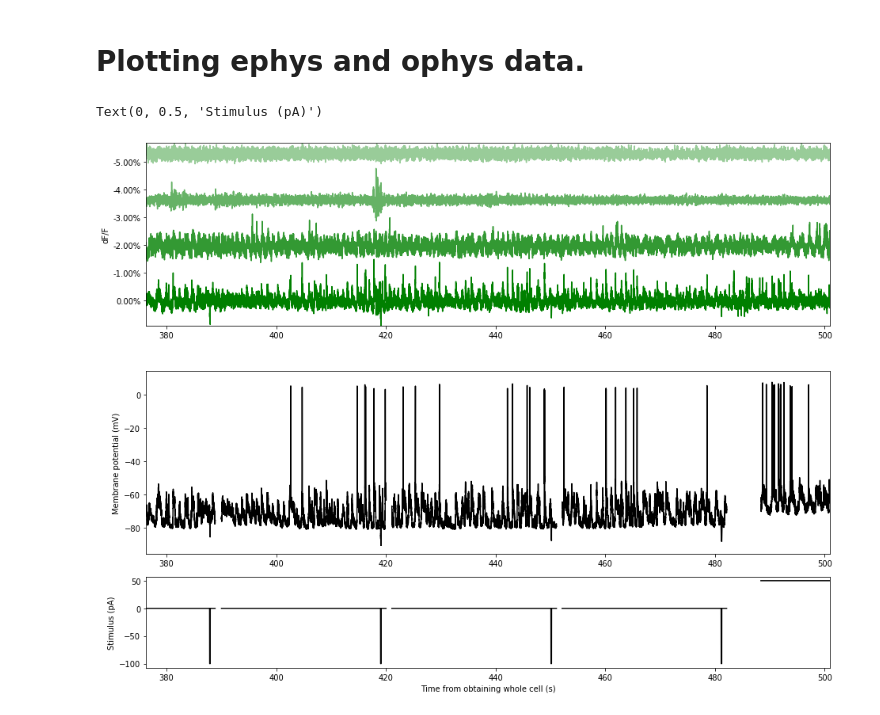
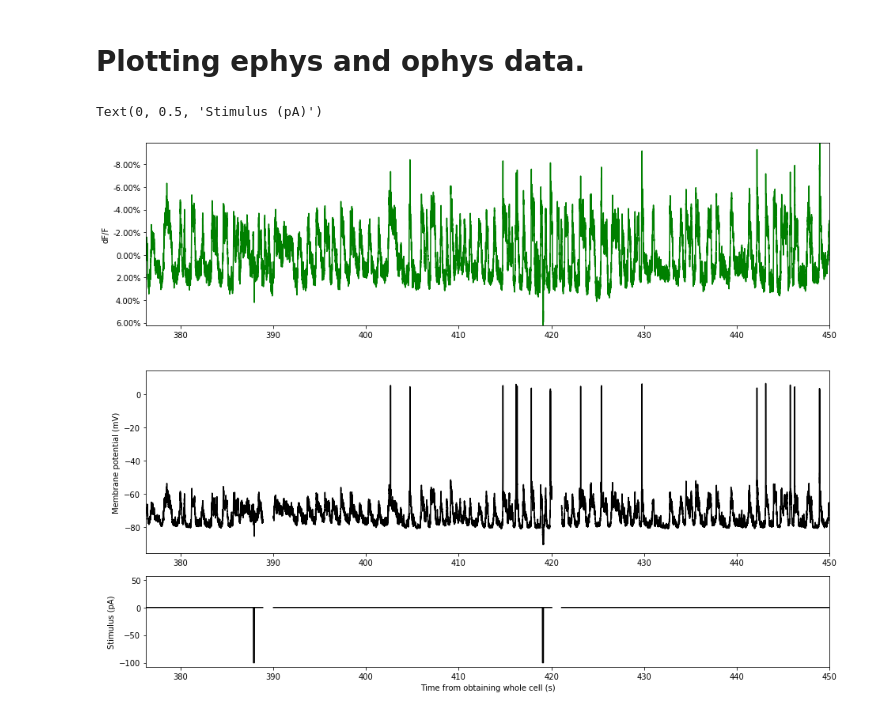
Before and after one commit to rozmar/DataPipeline, a Jupyter notebook: voltageimaging/using_ground_truth_data.ipynb, the cells around one changed output. Cells and saved outputs as stored; diff of their text form; code cells hidden in the pictures.

Commit message:
how to use the ground truth

```diff
--- a/voltageimaging/using_ground_truth_data.ipynb
+++ b/voltageimaging/using_ground_truth_data.ipynb
@@ -74,5 +143,13 @@ sorted(movie_files)
+# %%
+F0_length = 5 # seconds
+F0_step = round(movie_metadata['movie_frame_rate']*F0_length)
+arr = np.array([bs.selected_points],'int')
+mask = cv2.fillPoly(np.zeros(movie_raw_mean.shape,np.uint8),arr,[1,1,1])
+F = np.mean(movie_raw[:,np.where(mask)[0],np.where(mask)[1]],1)-background
+F0 = moving_average(F,F0_step)
+dff = (F-F0)/F0
 # %% [markdown]
 The frame times (relative to the ephys recording) is in the frame_times.npy file.
 # %%
 frame_times = np.load(os.path.join(movie_dir,'frame_times.npy'))
-frame_times
+frame_times = frame_times[:len(dff)]
@@ -82,19 +156,3 @@ array([376.29863 , 376.301125, 376.30362 , ..., 501.014343, 501.016833,
-# %%
-# an example digested ROI from datajoint
-try:
-    key_roi = {'subject_id': movie_metadata['subject_id'],
-               'session': movie_metadata['session'],
-               'movie_number': movie_metadata['movie_number'],
-               'motion_correction_method': 'Matlab',
-               'roi_type': 'SpikePursuit'}
-    dff,gt_roi_num = (imaging_gt.GroundTruthROI()*imaging_gt.imaging.ROI()&key_roi).fetch1('roi_dff','roi_number')
-    dff_all, roi_number_all = (imaging_gt.imaging.ROI()&key_roi).fetch('roi_dff','roi_number')
-    dff_all =dff_all[roi_number_all!=gt_roi_num]
-    dff_list = [dff]
-    dff_list.extend(dff_all)
-except:
-    print('no datajoint, ophys traces won''t be shown')
-    dff = None
 # %% [markdown]
 # Accessing the ephys data
 The ephys files are in the ephys subfolder.
@@ -150,33 +208,31 @@ sweep_metadata[0] # here is an example of a sweep metadata
 # %% [markdown]
 # Plotting ephys and ophys data.
 # %%
+%matplotlib inline
+xlimits = [frame_times[0],frame_times[-1]]
+#xlimits = [400, 405]
 fig=plt.figure()
 ax_ephys = fig.add_axes([0,0,2,.8])
 ax_stim = fig.add_axes([0,-.5,2,.4])
 for time,response,stimulus in zip(sweep_time,sweep_response,sweep_stimulus):
     ax_ephys.plot(time,response,'k-')
     ax_stim.plot(time,stimulus,'k-')
 if dff is not None:
     ax_ophys = fig.add_axes([0,1,2,.8])
 
-    prevminval = 0
-    for dff_now,alpha_now in zip(dff_list,np.arange(1,1/(len(dff_list)+1),-1/(len(dff_list)+1))):
-        dfftoplotnow = dff_now + prevminval
-        ax_ophys.plot(frame_times,dfftoplotnow,'g-',alpha=alpha_now)
-        prevminval = np.min(dfftoplotnow) -.005
-    #ax_ophys.plot(frame_times,dff,'g-')
+    ax_ophys.plot(frame_times,dff,'g-')
     ax_ophys.autoscale(tight = True)
     ax_ophys.invert_yaxis()
-    ax_ophys.set_xlim([frame_times[0],frame_times[-1]])
+    ax_ophys.set_xlim(xlimits)
     ax_ophys.set_ylabel('dF/F')
     vals = ax_ophys.get_yticks()
     ax_ophys.set_yticklabels(['{:,.2%}'.format(x) for x in vals])
 
-ax_ephys.set_xlim([frame_times[0],frame_times[-1]])
+ax_ephys.set_xlim(xlimits)
 ax_ephys.set_ylabel('Membrane potential (mV)')
-ax_stim.set_xlim([frame_times[0],frame_times[-1]])
+ax_stim.set_xlim(xlimits)
 ax_stim.set_xlabel('Time from obtaining whole cell (s)')
 ax_stim.set_ylabel('Stimulus (pA)')
 # %% [output]
 Text(0, 0.5, 'Stimulus (pA)')
-[figure, old version]
+[figure, new version]
```
Also changed, not shown: parts of 8 cells of this notebook.
